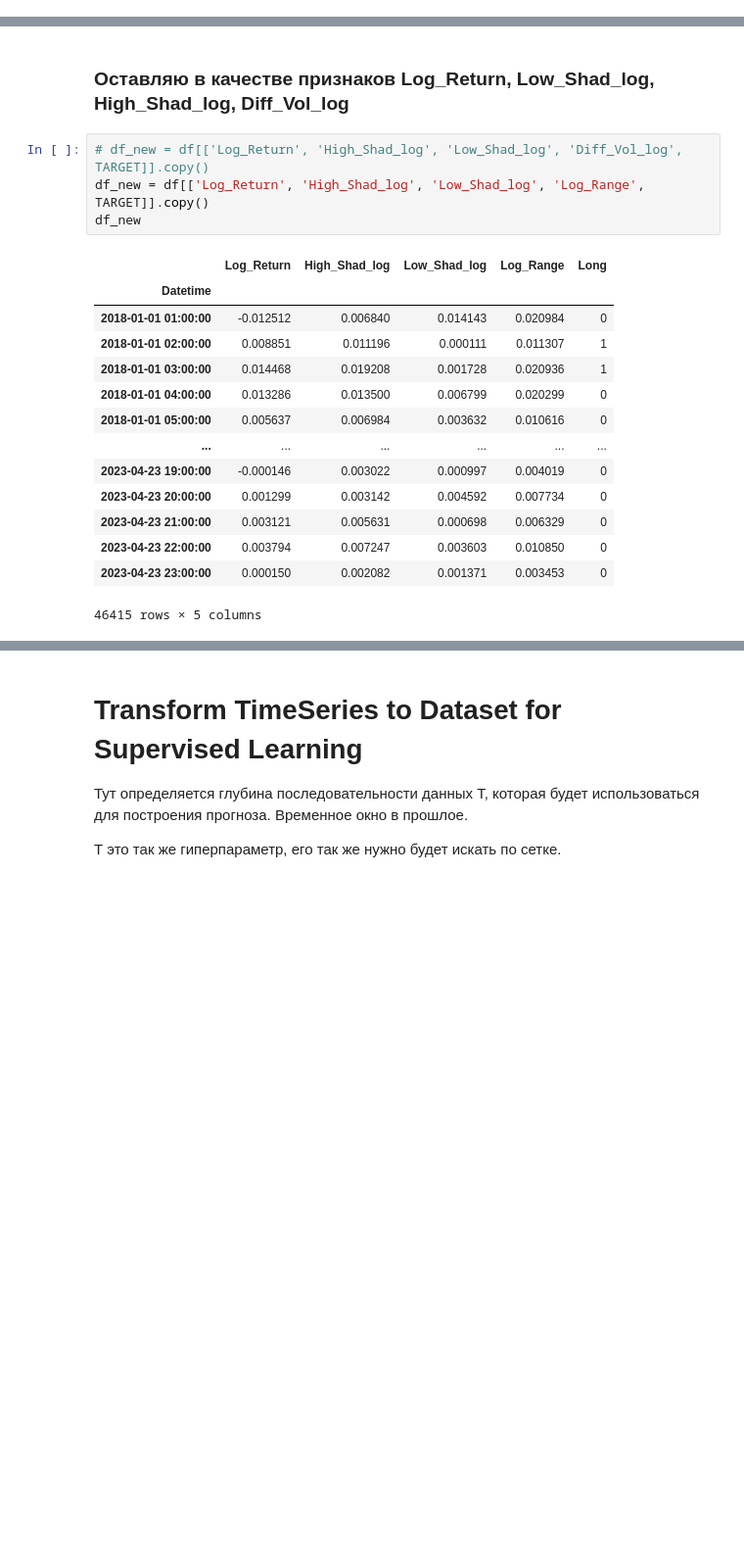
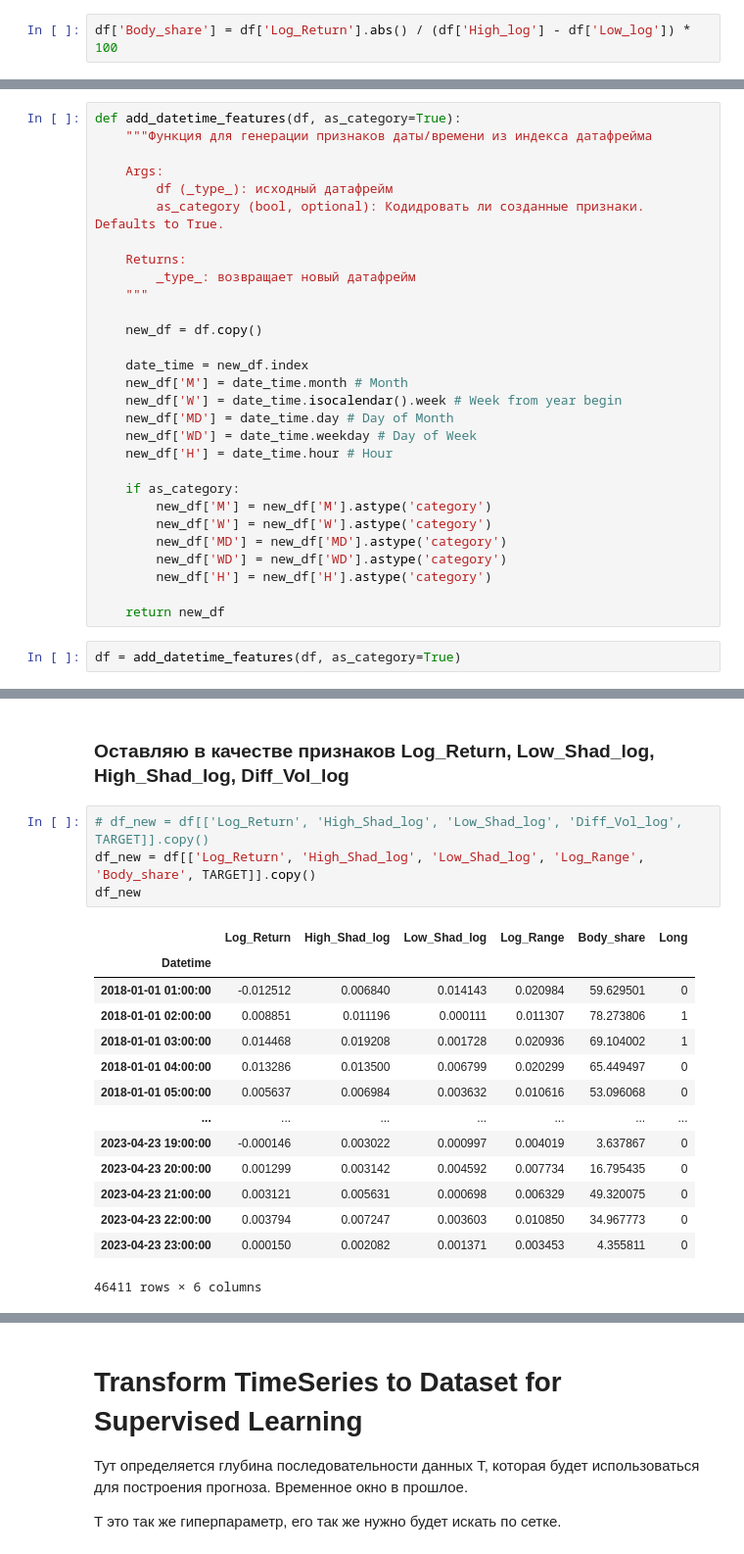
Before and after one commit to Chepell/SF_DS_Pro, a Jupyter notebook: 01_TensorFlow/04_Add_Features_2.ipynb, the cells around one changed output, grey strips where cells are left out. Shown at 98% size. Saved outputs shown, nothing was run; the diff lists cells and outputs as text; blank space fills up the shorter version.

Commit message:
TimeSeries

```diff
--- a/01_TensorFlow/04_Add_Features_2.ipynb
+++ b/01_TensorFlow/04_Add_Features_2.ipynb
@@ -209,3 +194,5 @@ df
+# %%
+df['Body_share'] = df['Log_Return'].abs() / (df['High_log'] - df['Low_log']) * 100
 # %% [markdown]
 Средний трейд и первая разница среднего трейда
 # %%
@@ -245,6 +232,37 @@ plt.tight_layout()
 plt.show()
 # %% [output]
 [figure]
+# %%
+def add_datetime_features(df, as_category=True):
+    """Функция для генерации признаков даты/времени из индекса датафрейма
+
+    Args:
+        df (_type_): исходный датафрейм
+        as_category (bool, optional): Кодидровать ли созданные признаки. Defaults to True.
+
+    Returns:
+        _type_: возвращает новый датафрейм
+    """
+
+    new_df = df.copy()
+
+    date_time = new_df.index
+    new_df['M'] = date_time.month # Month
+    new_df['W'] = date_time.isocalendar().week # Week from year begin
+    new_df['MD'] = date_time.day # Day of Month
+    new_df['WD'] = date_time.weekday # Day of Week
+    new_df['H'] = date_time.hour # Hour
+
+    if as_category:
+        new_df['M'] = new_df['M'].astype('category')
+        new_df['W'] = new_df['W'].astype('category')
+        new_df['MD'] = new_df['MD'].astype('category')
+        new_df['WD'] = new_df['WD'].astype('category')
+        new_df['H'] = new_df['H'].astype('category')
+
+    return new_df
+# %%
+df = add_datetime_features(df, as_category=True)
 # %% [markdown]
 # Create Target Category Feature
 Создаю целевой признак
@@ -298,20 +316,20 @@ class_df
 ### Оставляю в качестве признаков Log_Return, Low_Shad_log, High_Shad_log, Diff_Vol_log
 # %%
 # df_new = df[['Log_Return', 'High_Shad_log', 'Low_Shad_log', 'Diff_Vol_log', TARGET]].copy()
-df_new = df[['Log_Return', 'High_Shad_log', 'Low_Shad_log', 'Log_Range', TARGET]].copy()
+df_new = df[['Log_Return', 'High_Shad_log', 'Low_Shad_log', 'Log_Range', 'Body_share', TARGET]].copy()
 df_new
 # %% [output]
-|  | Log_Return | High_Shad_log | Low_Shad_log | Log_Range | Long |
-| Datetime |  |  |  |  |  |
-| 2018-01-01 01:00:00 | -0.012512 | 0.006840 | 0.014143 | 0.020984 | 0 |
-| 2018-01-01 02:00:00 | 0.008851 | 0.011196 | 0.000111 | 0.011307 | 1 |
-| 2018-01-01 03:00:00 | 0.014468 | 0.019208 | 0.001728 | 0.020936 | 1 |
-| 2018-01-01 04:00:00 | 0.013286 | 0.013500 | 0.006799 | 0.020299 | 0 |
-| 2018-01-01 05:00:00 | 0.005637 | 0.006984 | 0.003632 | 0.010616 | 0 |
-| ... | ... | ... | ... | ... | ... |
-| 2023-04-23 19:00:00 | -0.000146 | 0.003022 | 0.000997 | 0.004019 | 0 |
-| 2023-04-23 20:00:00 | 0.001299 | 0.003142 | 0.004592 | 0.007734 | 0 |
-| 2023-04-23 21:00:00 | 0.003121 | 0.005631 | 0.000698 | 0.006329 | 0 |
-| 2023-04-23 22:00:00 | 0.003794 | 0.007247 | 0.003603 | 0.010850 | 0 |
-| 2023-04-23 23:00:00 | 0.000150 | 0.002082 | 0.001371 | 0.003453 | 0 |
+|  | Log_Return | High_Shad_log | Low_Shad_log | Log_Range | Body_share | Long |
+| Datetime |  |  |  |  |  |  |
+| 2018-01-01 01:00:00 | -0.012512 | 0.006840 | 0.014143 | 0.020984 | 59.629501 | 0 |
+| 2018-01-01 02:00:00 | 0.008851 | 0.011196 | 0.000111 | 0.011307 | 78.273806 | 1 |
+| 2018-01-01 03:00:00 | 0.014468 | 0.019208 | 0.001728 | 0.020936 | 69.104002 | 1 |
+| 2018-01-01 04:00:00 | 0.013286 | 0.013500 | 0.006799 | 0.020299 | 65.449497 | 0 |
+| 2018-01-01 05:00:00 | 0.005637 | 0.006984 | 0.003632 | 0.010616 | 53.096068 | 0 |
+| ... | ... | ... | ... | ... | ... | ... |
+| 2023-04-23 19:00:00 | -0.000146 | 0.003022 | 0.000997 | 0.004019 | 3.637867 | 0 |
+| 2023-04-23 20:00:00 | 0.001299 | 0.003142 | 0.004592 | 0.007734 | 16.795435 | 0 |
+| 2023-04-23 21:00:00 | 0.003121 | 0.005631 | 0.000698 | 0.006329 | 49.320075 | 0 |
+| 2023-04-23 22:00:00 | 0.003794 | 0.007247 | 0.003603 | 0.010850 | 34.967773 | 0 |
+| 2023-04-23 23:00:00 | 0.000150 | 0.002082 | 0.001371 | 0.003453 | 4.355811 | 0 |
-46415 rows × 5 columns
+46411 rows × 6 columns
```
Also changed, not shown: parts of 28 cells of this notebook, 3 other files.
